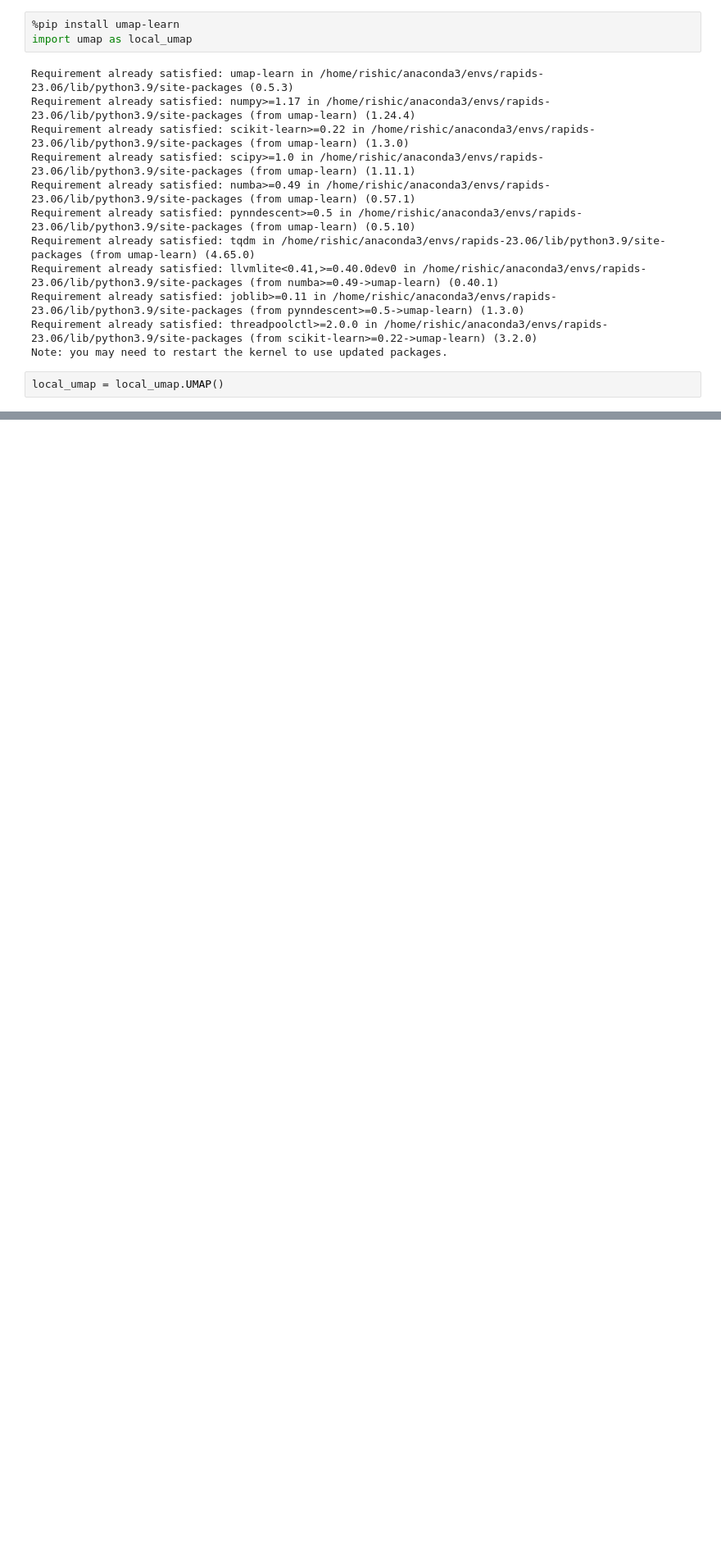
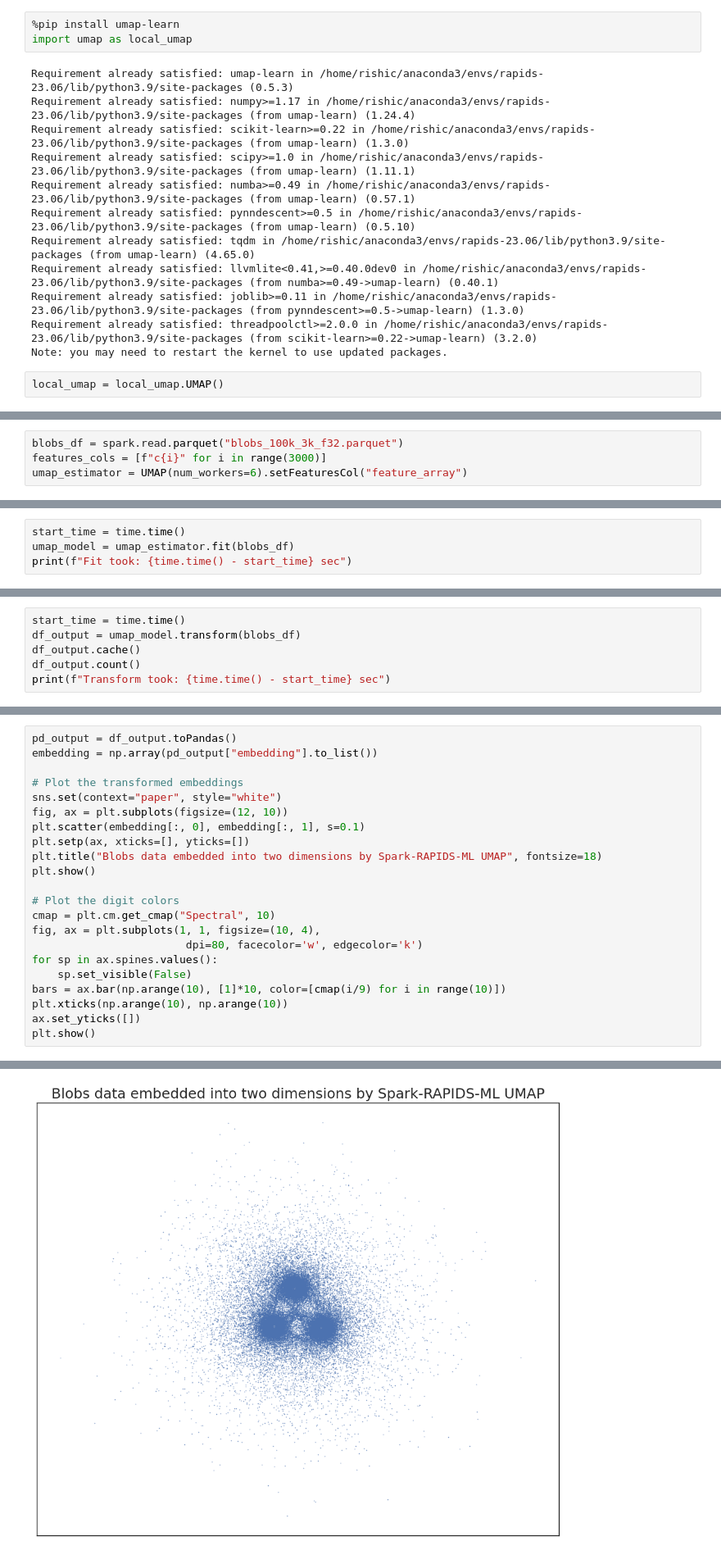
Before and after one commit to NVIDIA/spark-rapids-ml, a Jupyter notebook: notebooks/umap.ipynb, the cells around one changed output, grey strips where cells are left out. Shown at 82% size. Saved outputs shown, nothing was run; the diff lists cells and outputs as text; blank space fills up the shorter version.

```diff
--- a/notebooks/umap.ipynb
+++ b/notebooks/umap.ipynb
@@ -198,0 +306,4 @@ plt.show()
+# %%
+blobs_df = spark.read.parquet("blobs_100k_3k_f32.parquet")
+features_cols = [f"c{i}" for i in range(3000)]
+umap_estimator = UMAP(num_workers=6).setFeaturesCol("feature_array")
@@ -198,0 +345,4 @@ plt.show()
+# %%
+start_time = time.time()
+umap_model = umap_estimator.fit(blobs_df)
+print(f"Fit took: {time.time() - start_time} sec")
@@ -198,0 +370,6 @@ plt.show()
+# %%
+start_time = time.time()
+df_output = umap_model.transform(blobs_df)
+df_output.cache()
+df_output.count()
+print(f"Transform took: {time.time() - start_time} sec")
@@ -198,0 +399,23 @@ plt.show()
+# %%
+pd_output = df_output.toPandas()
+embedding = np.array(pd_output["embedding"].to_list())
+
+# Plot the transformed embeddings
+sns.set(context="paper", style="white")
+fig, ax = plt.subplots(figsize=(12, 10))
+plt.scatter(embedding[:, 0], embedding[:, 1], s=0.1)
+plt.setp(ax, xticks=[], yticks=[])
+plt.title("Blobs data embedded into two dimensions by Spark-RAPIDS-ML UMAP", fontsize=18)
+plt.show()
+
+# Plot the digit colors
+cmap = plt.cm.get_cmap("Spectral", 10)
+fig, ax = plt.subplots(1, 1, figsize=(10, 4),
+                        dpi=80, facecolor='w', edgecolor='k')
+for sp in ax.spines.values():
+    sp.set_visible(False)
+bars = ax.bar(np.arange(10), [1]*10, color=[cmap(i/9) for i in range(10)])
+plt.xticks(np.arange(10), np.arange(10))
+ax.set_yticks([])
+plt.show()
+# %% [output]
@@ -198,0 +427 @@ plt.show()
+[figure, added]
```
Also changed, not shown: parts of 30 cells of this notebook.
